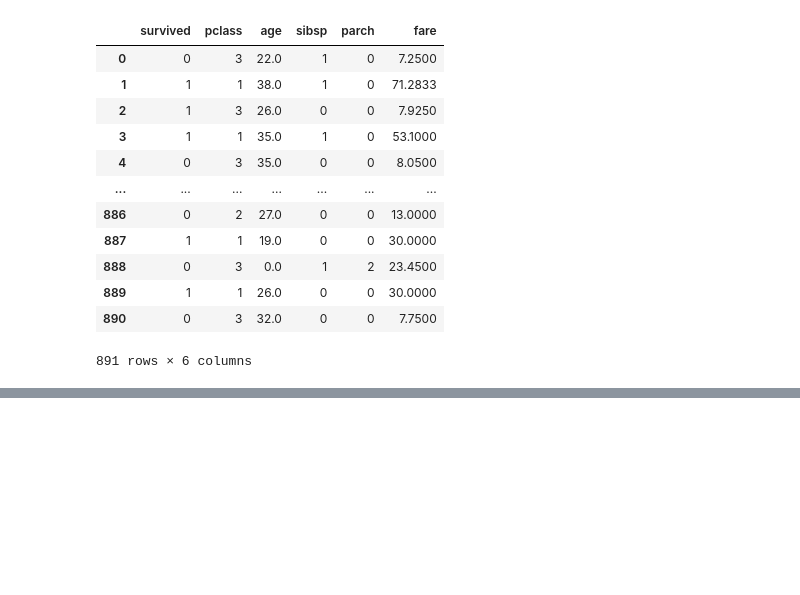
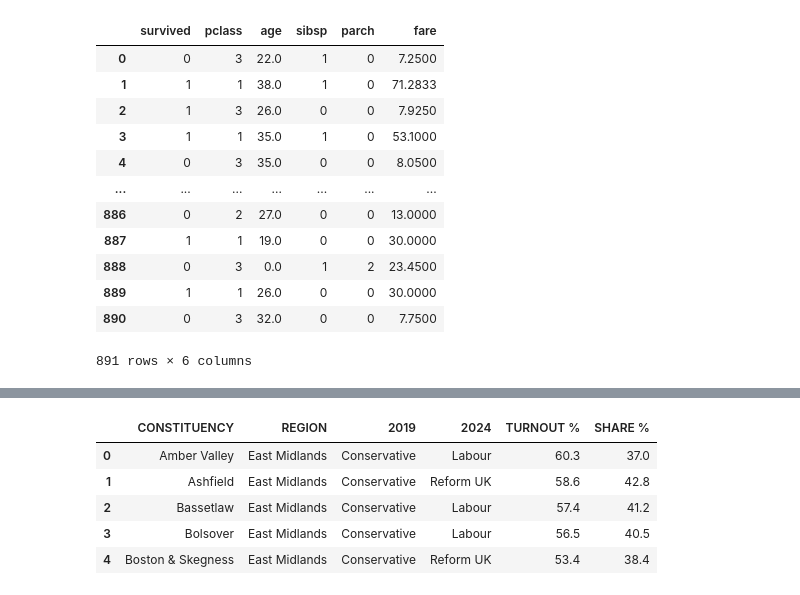
Before and after one commit to TeslimAdeyanju/studynote1-Python-for-Finance-Data-Science-My-Learning-Journey, a Jupyter notebook: 4-python-pandas/3-pandas_module_api/2-Pandas-DataFrame-User-Guide.ipynb, the cells around one changed output, grey strips where cells are left out. Drawn from its saved outputs; the diff is of its cells as text; code cells hidden in the pictures; blank space fills up the shorter version.

```diff
--- a/4-python-pandas/3-pandas_module_api/2-Pandas-DataFrame-User-Guide.ipynb
+++ b/4-python-pandas/3-pandas_module_api/2-Pandas-DataFrame-User-Guide.ipynb
@@ -740,0 +901,10 @@ numeric_df
+# %%
+uk_election_page5 = pd.read_excel('uk_2024_election.xlsx', sheet_name=5)
+uk_election_page5.head()
+# %% [output]
+|  | CONSTITUENCY | REGION | 2019 | 2024 | TURNOUT % | SHARE % |
+| 0 | Amber Valley | East Midlands | Conservative | Labour | 60.3 | 37.0 |
+| 1 | Ashfield | East Midlands | Conservative | Reform UK | 58.6 | 42.8 |
+| 2 | Bassetlaw | East Midlands | Conservative | Labour | 57.4 | 41.2 |
+| 3 | Bolsover | East Midlands | Conservative | Labour | 56.5 | 40.5 |
+| 4 | Boston & Skegness | East Midlands | Conservative | Reform UK | 53.4 | 38.4 |
```
Also changed, not shown: parts of 11 cells of this notebook, 6 other files.
